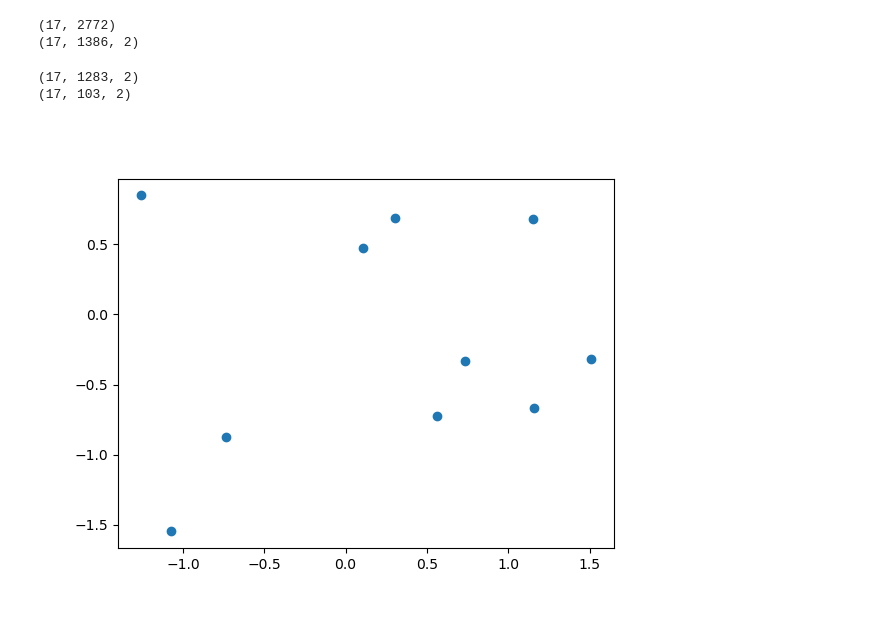
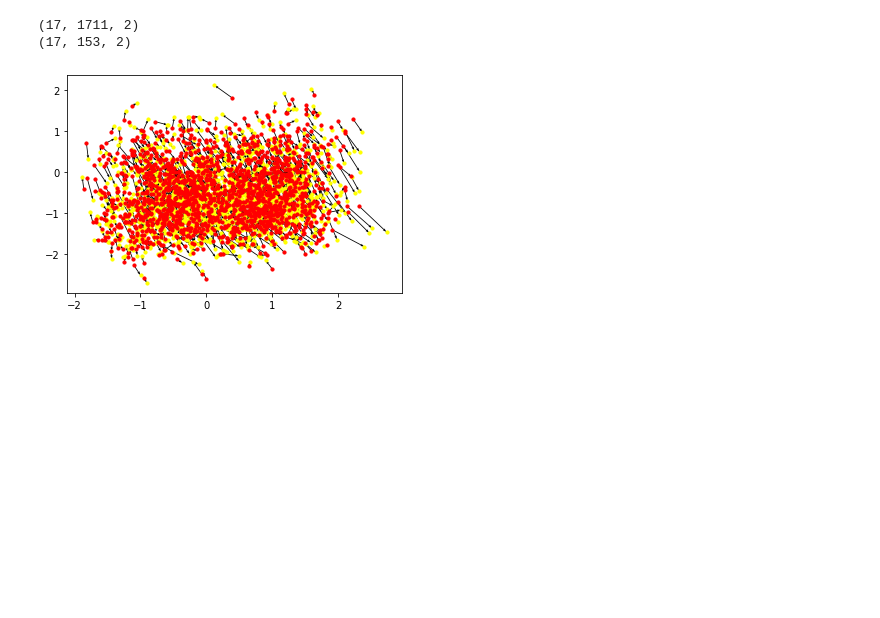
Before and after one commit to Rage997/MasterThesis, a Jupyter notebook: code/PyCode/results.ipynb, the cells around one changed output. Saved outputs shown, nothing was run; the diff lists cells and outputs as text; code cells hidden in the pictures; blank space fills up the shorter version.

```diff
--- a/code/PyCode/results.ipynb
+++ b/code/PyCode/results.ipynb
@@ -2,38 +2,56 @@
 import numpy as np
 import matplotlib.pyplot as plt
 # %%
-s, r = 1283, 103
-path = f'../data/result/{s}_{r}/'
-X = np.load(path+'resultX.npy')
-print(X.shape)
-X = X.reshape(X.shape[0], s+r, 2)
-print(X.shape)
+# Load datasets
+s1, r1 = 1711, 63
+path1 = f'../data/result/{s1}_{r1}/'
+X1 = np.load(path1+'resultX.npy')
 
-species = np.load(path+'species.npy', allow_pickle=True)
-region = np.load(path+'region.npy', allow_pickle=True)
+s2, r2 = 962, 153
+path2 = f'../data/result/{s2}_{r2}/'
+X2 = np.load(path2+'resultX.npy')
+
+# print(X1.shape)
+X1 = X1.reshape(X1.shape[0], s1+r1, 2)
+X2 = X2.reshape(X2.shape[0], s2+r2, 2)
+# print(X1.shape)
+
+species = np.load(path1+'species.npy', allow_pickle=True)
+region = np.load(path2+'region.npy', allow_pickle=True)
+
+img_path = '../../latex/figures/'
-# %% [output]
-(17, 2772)
-(17, 1386, 2)
 # %%
 t = 0
-Xspecies = X[:,:s]
-Xregion = X[:, s:]
+Xspecies = X1[:,:s1]
+Xregion = X2[:, s2:]
 print(Xspecies.shape)
 print(Xregion.shape)
 
 # Get the species out
 # %% [output]
-(17, 1283, 2)
-(17, 103, 2)
+(17, 1711, 2)
+(17, 153, 2)
-# %%
-X0 = X[16]
-curr = X0[0:10]
-
-%matplotlib widget
-plt.scatter(curr[:,0], curr[:, 1])
-plt.show('test.png')
-# %% [output]
-[figure, removed]
+# %%
+# Plot first and last timestep and arrow for movement
+fig, ax = plt.subplots()
+
+# to_plot = Xregion
+to_plot = Xspecies
+
+first = to_plot[0]
+x1, y1 = first[:,0], first[:,1]
+last = to_plot[-1]
+x2, y2 = last[:,0], last[:,1]
+
+
+AB = ax.scatter(x1, y1, c = 'red', marker = 'o', s = 10, zorder = 3)
+CD = ax.scatter(x2, y2, c = 'yellow', marker = 'o', s = 10, zorder = 2)
+
+ax.quiver(x1, y1, (x2-x1), (y2-y1), angles='xy', scale_units='xy', scale=1)
+# plt.savefig(f'../../latex/figures/latentspace_species', dpi=600)
+plt.show()
+# %% [output]
+[figure, added]
 # %%
 # Make a movie out of this
 import matplotlib.animation as animation
```
Also changed, not shown: parts of 13 cells of this notebook, 1 other file.
